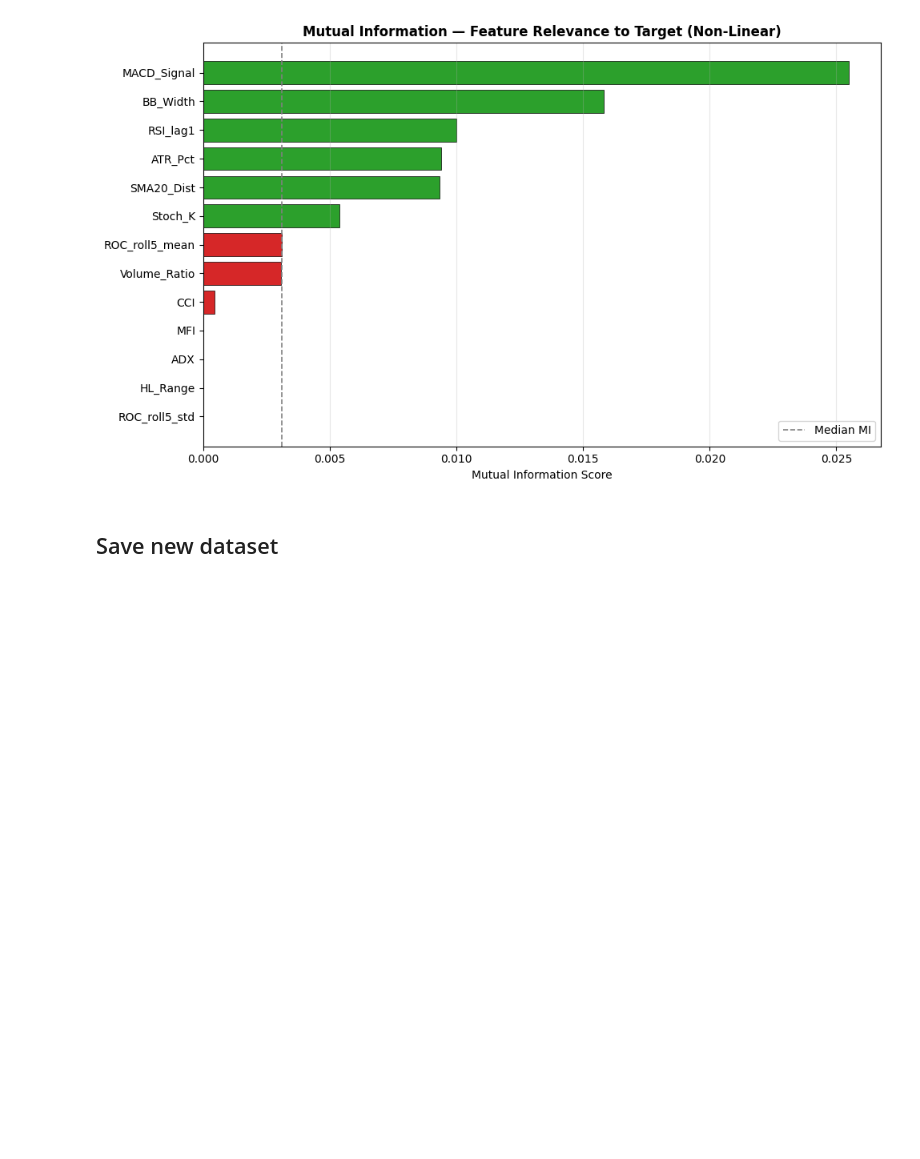
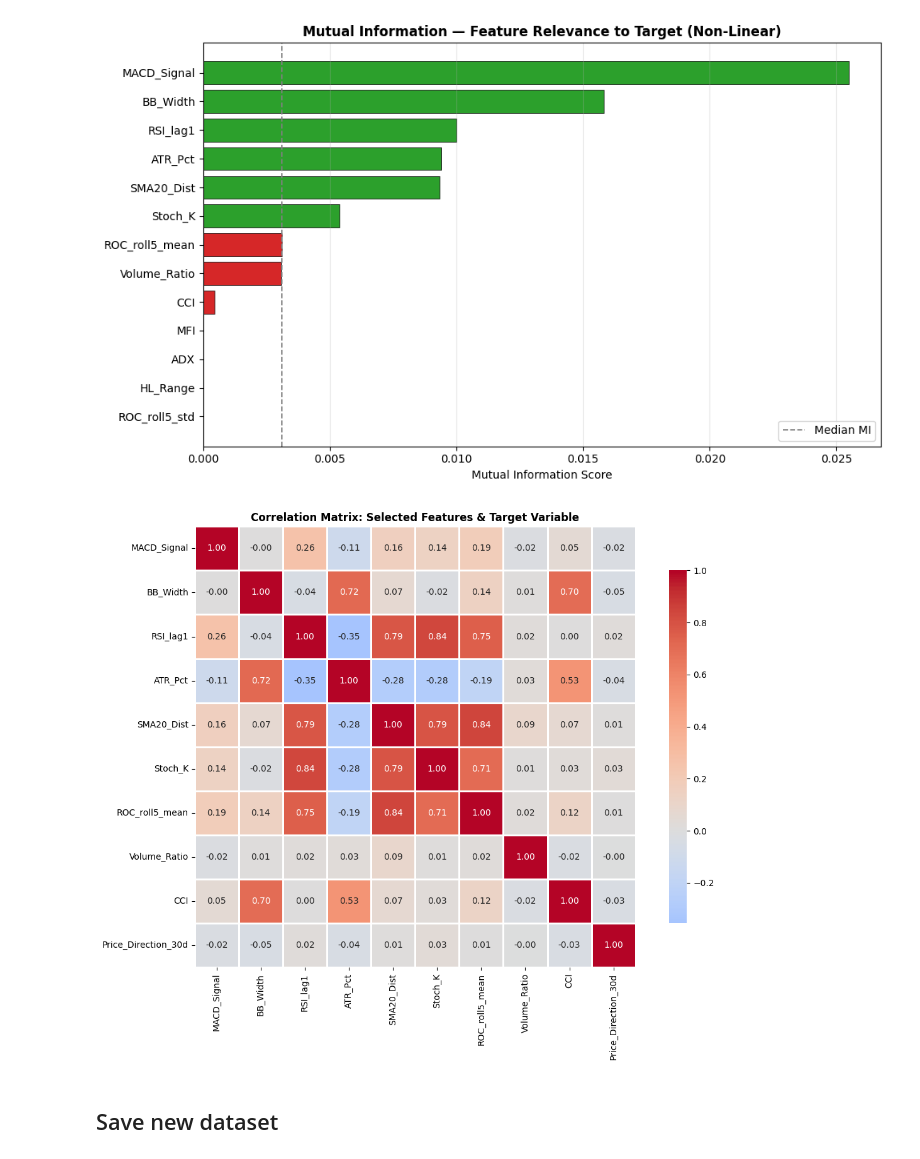
Before and after one commit to dansil2301/BasicStockPricePrediction, a Jupyter notebook: DataPipeline.ipynb, the cells around one changed output. Drawn from its saved outputs; the diff is of its cells as text; code cells hidden in the pictures; blank space fills up the shorter version.

Commit message:
feat: make correlation analysis general

```diff
--- a/DataPipeline.ipynb
+++ b/DataPipeline.ipynb
@@ -459,6 +459,31 @@ ROC_roll5_mean  0.003108
       HL_Range  0.000000
  ROC_roll5_std  0.000000
 [figure]
+# %%
+# Drop zero-MI features: MFI, ADX, HL_Range, ROC_roll5_std
+FEATURES = [
+    'MACD_Signal',   # strongest non-linear signal (MI=0.025)
+    'BB_Width',      # volatility regime — how wide the bands are
+    'RSI_lag1',      # lagged momentum — yesterday's RSI
+    'ATR_Pct',       # normalised volatility — ATR as % of price
+    'SMA20_Dist',    # % distance from SMA20 — mean reversion signal
+    'Stoch_K',       # price position within recent range
+    'ROC_roll5_mean',# 5-day smoothed ROC
+    'Volume_Ratio',  # normalised volume vs 20-day average
+    'CCI',           # deviation from average price
+]
+TARGET = 'Price_Direction_30d'
+
+correlation_matrix = df[FEATURES + [TARGET]].corr()
+
+plt.figure(figsize=(12, 9))
+sns.heatmap(correlation_matrix, annot=True, fmt='.2f', cmap='coolwarm', center=0,
+            square=True, linewidths=1, cbar_kws={"shrink": 0.8})
+plt.title('Correlation Matrix: Selected Features & Target Variable', fontweight='bold', fontsize=12)
+plt.tight_layout()
+plt.show()
+# %% [output]
+[figure, added]
 # %% [markdown]
 ## Save new dataset
 # %%
```
Also changed, not shown: parts of 1 cell of this notebook, 2 other files.
